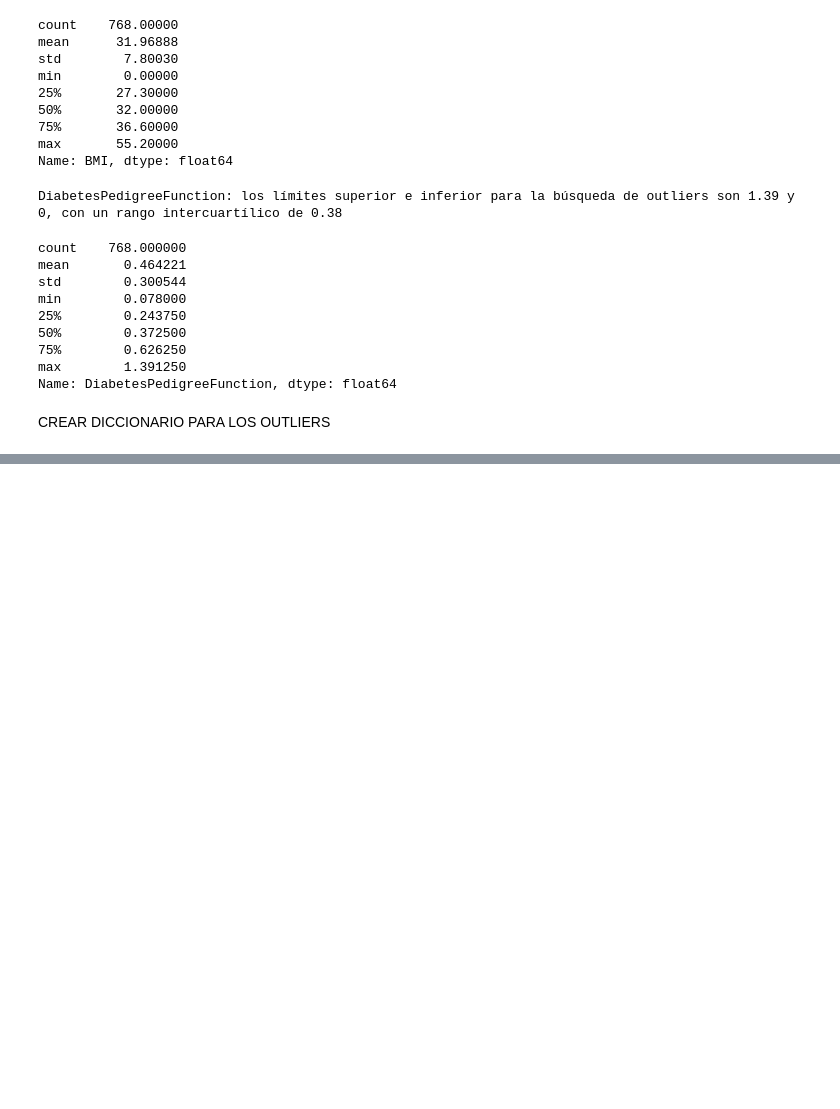
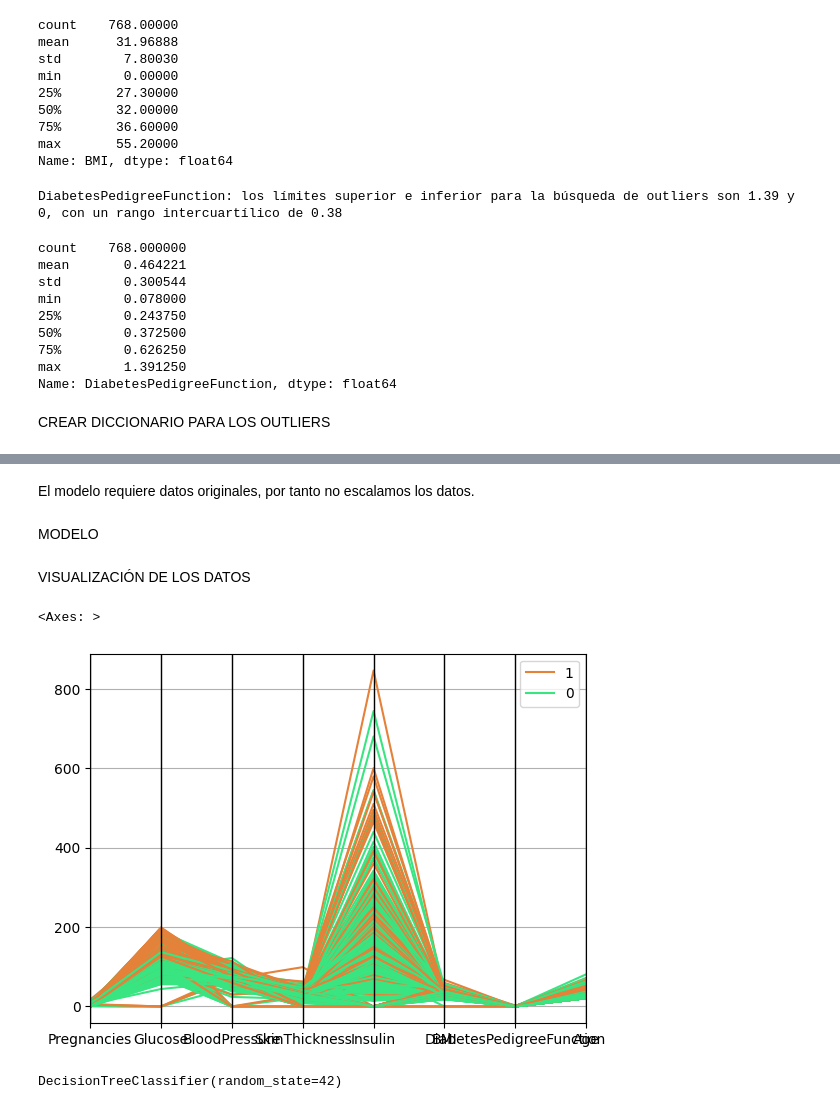
Before and after one commit to 4GeeksAcademy/Arbol_de_decision_Pura_Campos, a Jupyter notebook: src/explore.ipynb, the cells around one changed output, grey strips where cells are left out. Drawn from its saved outputs; the diff is of its cells as text; code cells hidden in the pictures; blank space fills up the shorter version.

```diff
--- a/src/explore.ipynb
+++ b/src/explore.ipynb
@@ -332,0 +403,19 @@ CREAR DICCIONARIO PARA LOS OUTLIERS
+# %% [markdown]
+El modelo requiere datos originales, por tanto no escalamos los datos.
+# %% [markdown]
+MODELO
+# %% [markdown]
+VISUALIZACIÓN DE LOS DATOS
+# %%
+
+pd.plotting.parallel_coordinates(total_data,'Outcome', color = ("#E58139", "#39E581", "#8139E5"))
+# %% [output]
+<Axes: >
+[figure, added]
+# %%
+from sklearn.tree import DecisionTreeClassifier
+
+model = DecisionTreeClassifier(random_state = 42)
+model.fit(X_sin_train, y_train)
+# %% [output]
+DecisionTreeClassifier(random_state=42)
```
Also changed, not shown: parts of 12 cells of this notebook, 7 other files.
